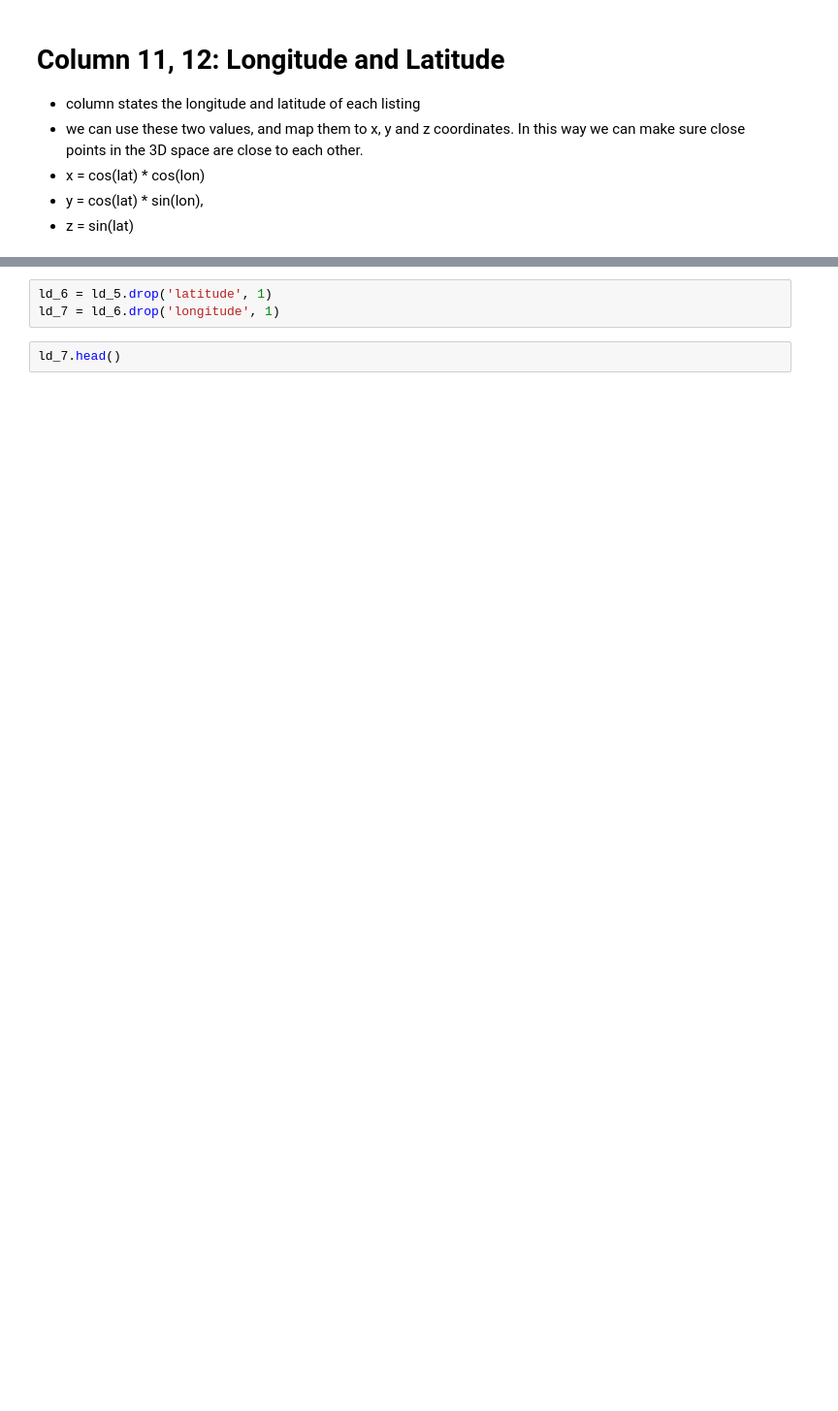
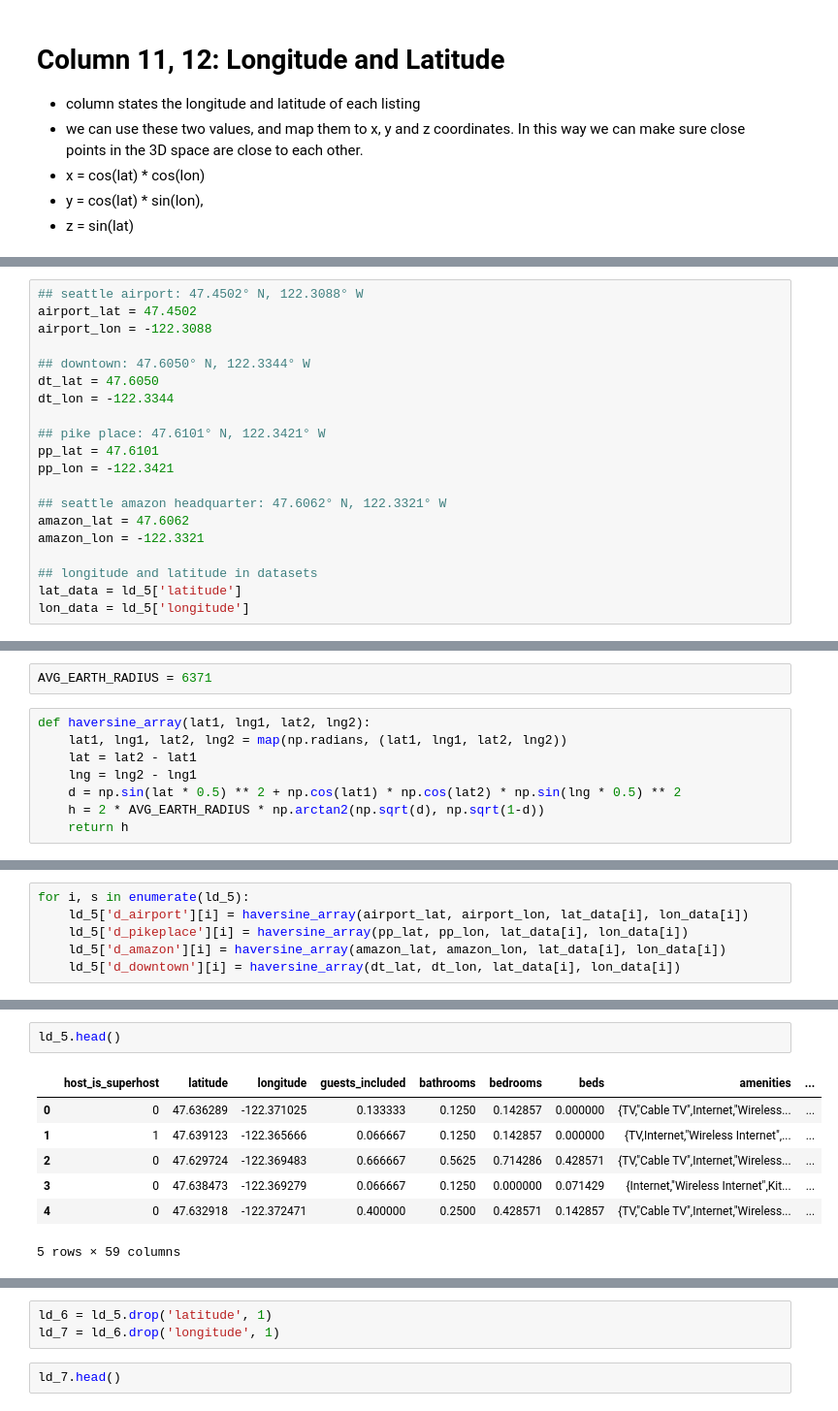
Before and after one commit to dinggaox/airbnb-listing-prediction, a Jupyter notebook: data_cleaning1.ipynb, the cells around one changed output, grey strips where cells are left out. Shown: that part at 97% size. Cells and saved outputs as stored; diff of their text form; blank space fills up the shorter version.

```diff
--- a/data_cleaning1.ipynb
+++ b/data_cleaning1.ipynb
@@ -173,0 +325,20 @@ ld_5['location_z'] = z
+# %%
+## seattle airport: 47.4502° N, 122.3088° W
+airport_lat = 47.4502
+airport_lon = -122.3088
+
+## downtown: 47.6050° N, 122.3344° W
+dt_lat = 47.6050
+dt_lon = -122.3344
+
+## pike place: 47.6101° N, 122.3421° W
+pp_lat = 47.6101
+pp_lon = -122.3421
+
+## seattle amazon headquarter: 47.6062° N, 122.3321° W
+amazon_lat = 47.6062
+amazon_lon = -122.3321
+
+## longitude and latitude in datasets
+lat_data = ld_5['latitude']
+lon_data = ld_5['longitude']
@@ -173,0 +357,10 @@ ld_5['location_z'] = z
+# %%
+AVG_EARTH_RADIUS = 6371
+# %%
+def haversine_array(lat1, lng1, lat2, lng2):
+    lat1, lng1, lat2, lng2 = map(np.radians, (lat1, lng1, lat2, lng2))
+    lat = lat2 - lat1
+    lng = lng2 - lng1
+    d = np.sin(lat * 0.5) ** 2 + np.cos(lat1) * np.cos(lat2) * np.sin(lng * 0.5) ** 2
+    h = 2 * AVG_EARTH_RADIUS * np.arctan2(np.sqrt(d), np.sqrt(1-d))
+    return h
@@ -173,0 +371,6 @@ ld_5['location_z'] = z
+# %%
+for i, s in enumerate(ld_5):
+    ld_5['d_airport'][i] = haversine_array(airport_lat, airport_lon, lat_data[i], lon_data[i])
+    ld_5['d_pikeplace'][i] = haversine_array(pp_lat, pp_lon, lat_data[i], lon_data[i])
+    ld_5['d_amazon'][i] = haversine_array(amazon_lat, amazon_lon, lat_data[i], lon_data[i])
+    ld_5['d_downtown'][i] = haversine_array(dt_lat, dt_lon, lat_data[i], lon_data[i])
@@ -173,0 +394,10 @@ ld_5['location_z'] = z
+# %%
+ld_5.head()
+# %% [output]
+|  | host_is_superhost | latitude | longitude | guests_included | bathrooms | bedrooms | beds | amenities | ... |
+| 0 | 0 | 47.636289 | -122.371025 | 0.133333 | 0.1250 | 0.142857 | 0.000000 | {TV,"Cable TV",Internet,"Wireless... | ... |
+| 1 | 1 | 47.639123 | -122.365666 | 0.066667 | 0.1250 | 0.142857 | 0.000000 | {TV,Internet,"Wireless Internet",... | ... |
+| 2 | 0 | 47.629724 | -122.369483 | 0.666667 | 0.5625 | 0.714286 | 0.428571 | {TV,"Cable TV",Internet,"Wireless... | ... |
+| 3 | 0 | 47.638473 | -122.369279 | 0.066667 | 0.1250 | 0.000000 | 0.071429 | {Internet,"Wireless Internet",Kit... | ... |
+| 4 | 0 | 47.632918 | -122.372471 | 0.400000 | 0.2500 | 0.428571 | 0.142857 | {TV,"Cable TV",Internet,"Wireless... | ... |
+5 rows × 59 columns
```
Also changed, not shown: parts of 30 cells of this notebook.
